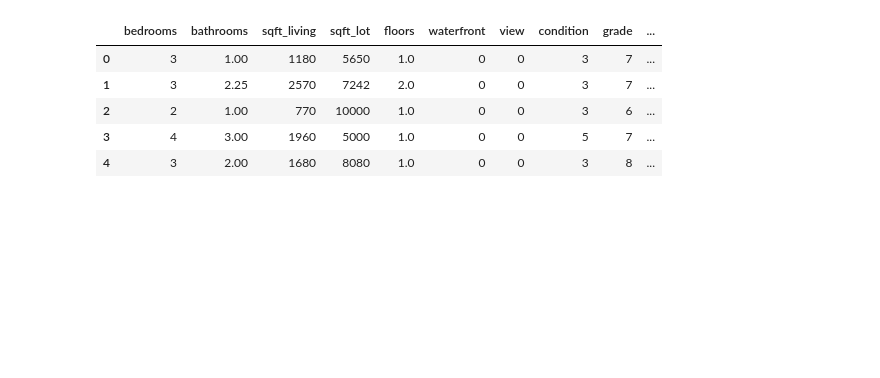
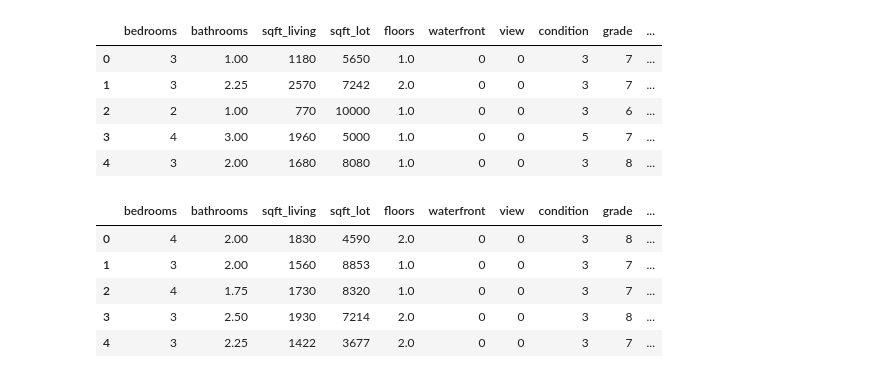
Before and after one commit to pponn/DS4400, a Jupyter notebook: HW2/problem2.ipynb, the cells around one changed output. Saved outputs shown, nothing was run; the diff lists cells and outputs as text; code cells hidden in the pictures; blank space fills up the shorter version.

```diff
--- a/HW2/problem2.ipynb
+++ b/HW2/problem2.ipynb
@@ -36,6 +53,20 @@ features.head()
 | 2 | 2 | 1.00 | 770 | 10000 | 1.0 | 0 | 0 | 3 | 6 | ... |
 | 3 | 4 | 3.00 | 1960 | 5000 | 1.0 | 0 | 0 | 5 | 7 | ... |
 | 4 | 3 | 2.00 | 1680 | 8080 | 1.0 | 0 | 0 | 3 | 8 | ... |
+# %%
+# TEST:
+# ignore columns: id, date and zipcode
+# also ignore price column because this is the response and what we are trying to predict
+columns_to_drop = ['Unnamed: 0', 'id', 'date', 'zipcode', 'price']
+x_test = test.drop(columns=columns_to_drop)
+x_test.head()
+# %% [output]
+|  | bedrooms | bathrooms | sqft_living | sqft_lot | floors | waterfront | view | condition | grade | ... |
+| 0 | 4 | 2.00 | 1830 | 4590 | 2.0 | 0 | 0 | 3 | 8 | ... |
+| 1 | 3 | 2.00 | 1560 | 8853 | 1.0 | 0 | 0 | 3 | 7 | ... |
+| 2 | 4 | 1.75 | 1730 | 8320 | 1.0 | 0 | 0 | 3 | 7 | ... |
+| 3 | 3 | 2.50 | 1930 | 7214 | 2.0 | 0 | 0 | 3 | 8 | ... |
+| 4 | 3 | 2.25 | 1422 | 3677 | 2.0 | 0 | 0 | 3 | 7 | ... |
 # %%
 # scale the data so that each feature has a mean of 0 and standard deviation of 1
 scaler = StandardScaler()
```
Also changed, not shown: parts of 10 cells of this notebook.
